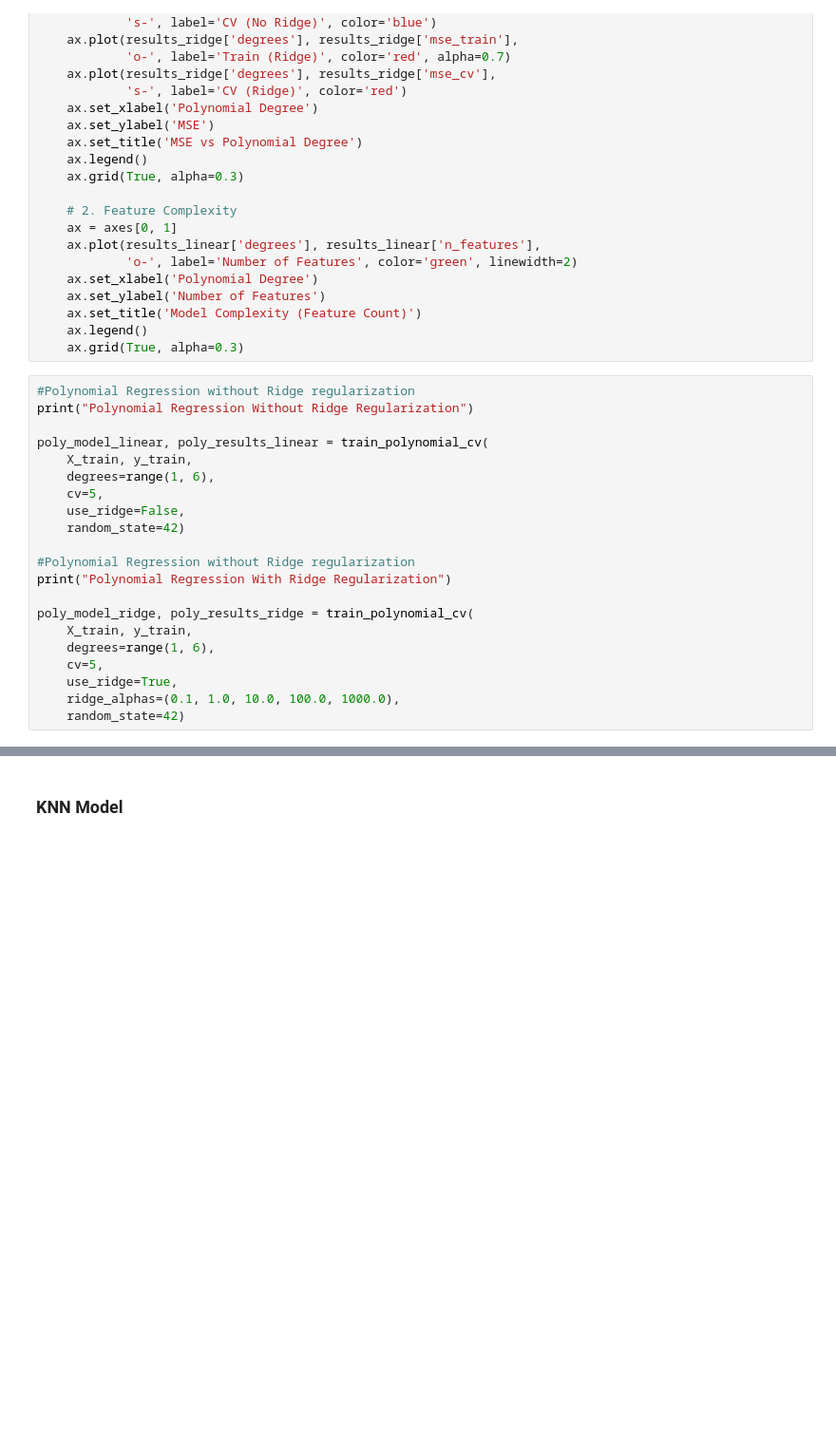
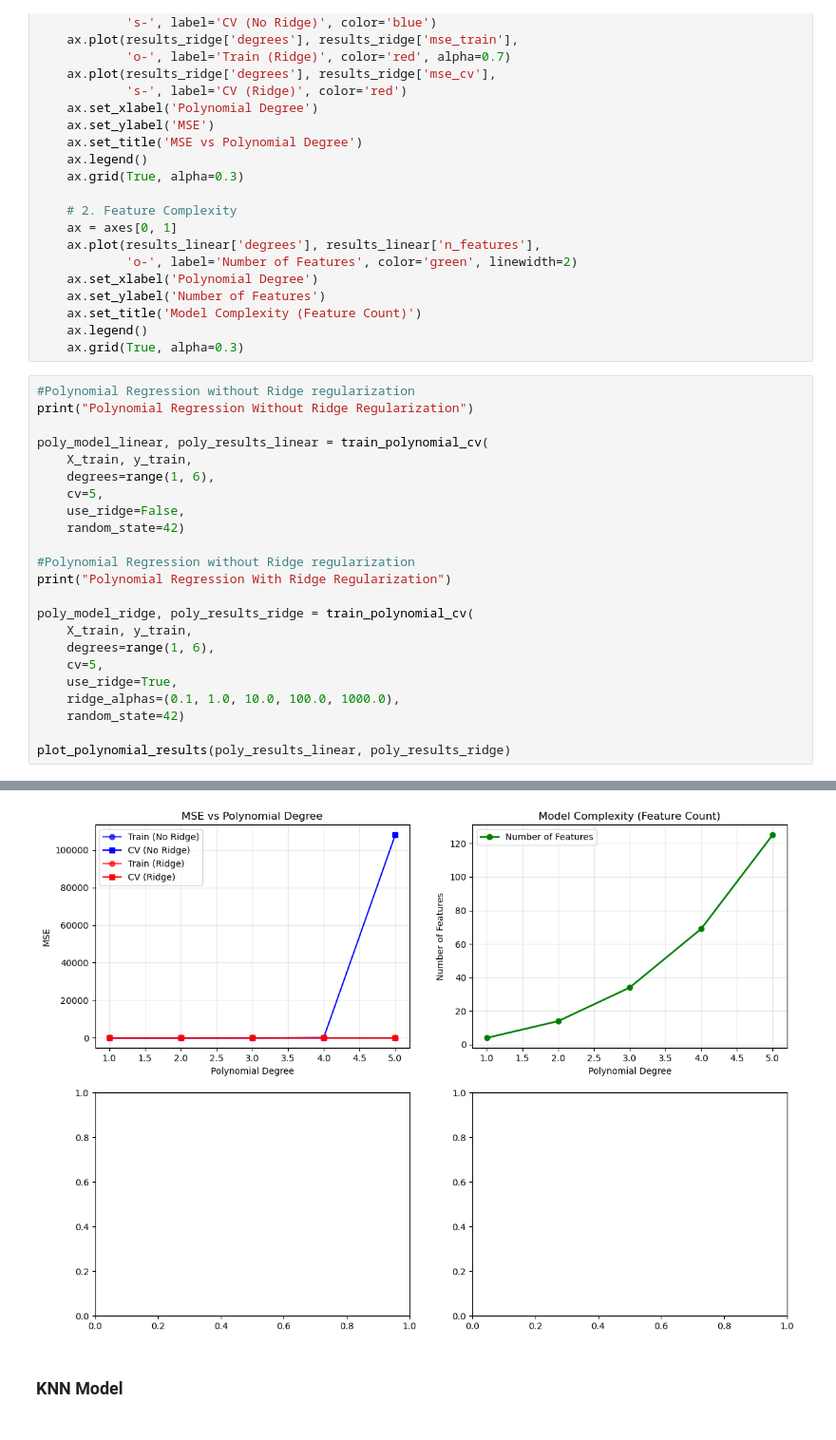
Before and after one commit to Custodio30/MLNOVA-AA-Assigement-2-Bernardo-Joao-Leonor-, a Jupyter notebook: assigment #2/notebooks/assigment#2.ipynb, the cells around one changed output, grey strips where cells are left out. Shown: that part at 95% size. Cells and saved outputs as stored; diff of their text form; blank space fills up the shorter version.

```diff
--- a/assigment #2/notebooks/assigment#2.ipynb
+++ b/assigment #2/notebooks/assigment#2.ipynb
@@ -379,5 +375,7 @@ poly_model_ridge, poly_results_ridge = train_polynomial_cv(
     use_ridge=True,
     ridge_alphas=(0.1, 1.0, 10.0, 100.0, 1000.0),
     random_state=42)
+
+plot_polynomial_results(poly_results_linear, poly_results_ridge)
 # %% [output]
 Polynomial Regression Without Ridge Regularization
@@ -397,3 +395,4 @@ BEST POLYNOMIAL DEGREE: 1 (CV MSE = 4.11)
+[figure, added]
 # %% [markdown]
 <h3> KNN Model <h3>
 # %%
```
Also changed, not shown: parts of 15 cells of this notebook, 6 other files.
